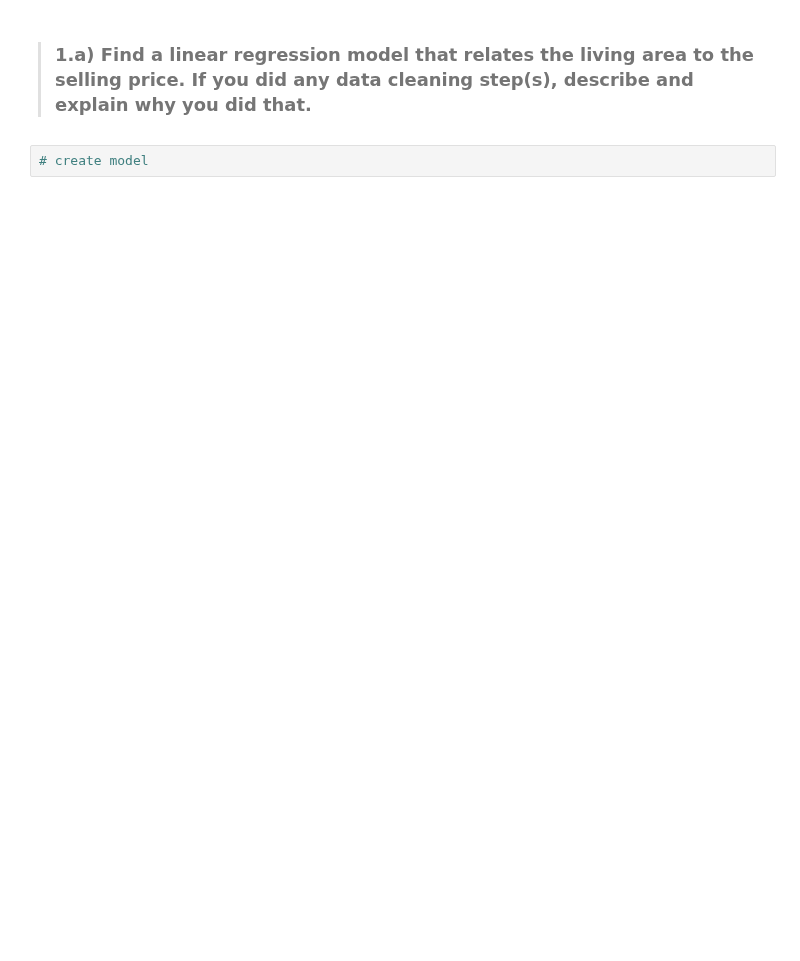
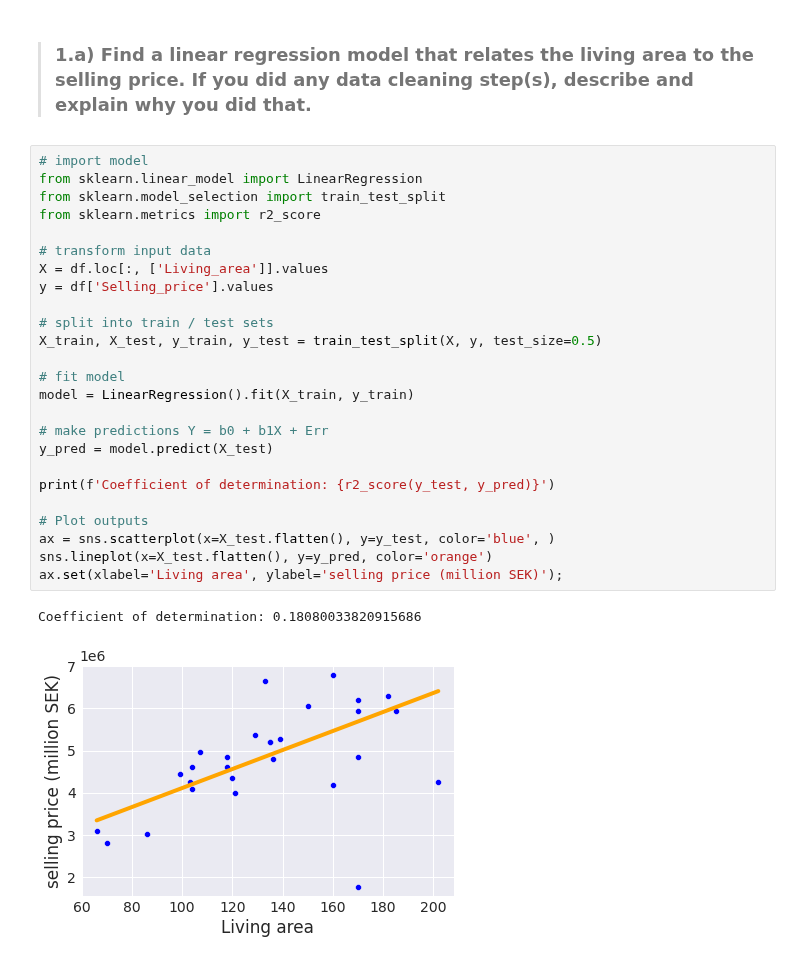
Before and after one commit to lukasmartinsson/dat405, a Jupyter notebook: labb2/assignment2.ipynb, the cells around one changed output. Saved outputs shown, nothing was run; the diff lists cells and outputs as text; blank space fills up the shorter version.

```diff
--- a/labb2/assignment2.ipynb
+++ b/labb2/assignment2.ipynb
@@ -37,4 +60,30 @@ df.head(n)
 # %% [markdown]
 > ### **1.a)** Find a linear regression model that relates the living area to the selling price. If you did any data cleaning step(s), describe and explain why you did that.
-# %%
-# create model
+# %%
+# import model
+from sklearn.linear_model import LinearRegression
+from sklearn.model_selection import train_test_split
+from sklearn.metrics import r2_score
+
+# transform input data
+X = df.loc[:, ['Living_area']].values
+y = df['Selling_price'].values
+
+# split into train / test sets
+X_train, X_test, y_train, y_test = train_test_split(X, y, test_size=0.5)
+
+# fit model
+model = LinearRegression().fit(X_train, y_train)
+
+# make predictions Y = b0 + b1X + Err
+y_pred = model.predict(X_test)
+
+print(f'Coefficient of determination: {r2_score(y_test, y_pred)}')
+
+# Plot outputs
+ax = sns.scatterplot(x=X_test.flatten(), y=y_test, color='blue', )
+sns.lineplot(x=X_test.flatten(), y=y_pred, color='orange')
+ax.set(xlabel='Living area', ylabel='selling price (million SEK)');
+# %% [output]
+Coefficient of determination: 0.18080033820915686
+[figure, added]
```
Also changed, not shown: parts of 16 cells of this notebook.
